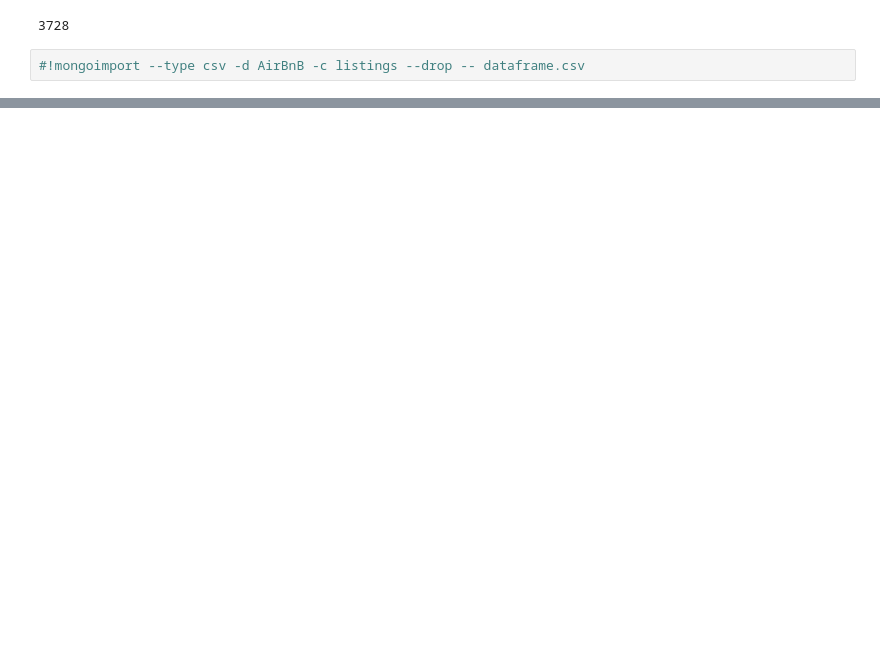
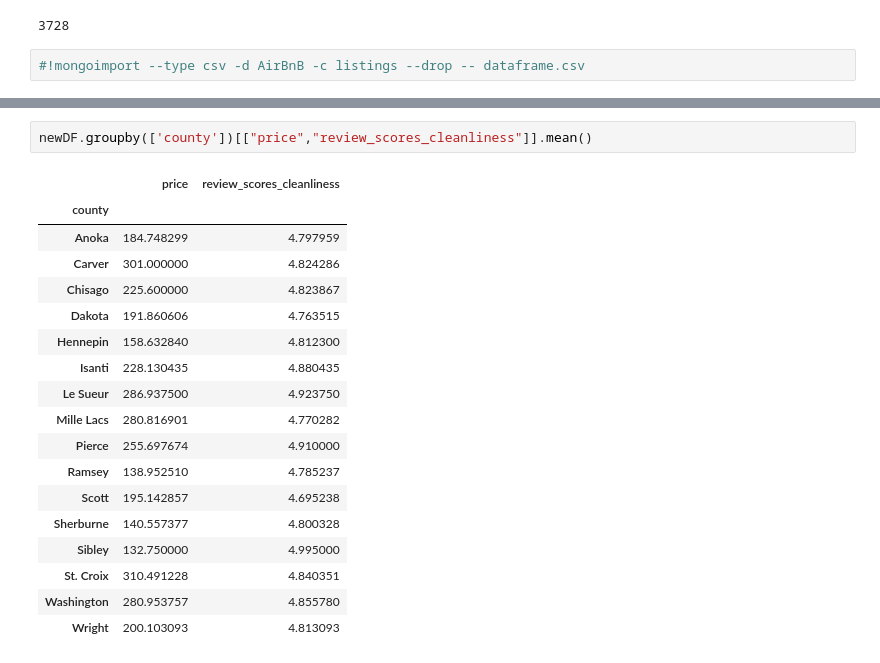
Before and after one commit to djthapa22/Project_3_G5, a Jupyter notebook: Project 3 Analysis.ipynb, the cells around one changed output, grey strips where cells are left out. Cells and saved outputs as stored; diff of their text form; blank space fills up the shorter version.

```diff
--- a/Project 3 Analysis.ipynb
+++ b/Project 3 Analysis.ipynb
@@ -157,0 +188,21 @@ newDF.to_sql('bnb_dset',connection,if_exists='replace')
+# %%
+newDF.groupby(['county'])[["price","review_scores_cleanliness"]].mean()
+# %% [output]
+|  | price | review_scores_cleanliness |
+| county |  |  |
+| Anoka | 184.748299 | 4.797959 |
+| Carver | 301.000000 | 4.824286 |
+| Chisago | 225.600000 | 4.823867 |
+| Dakota | 191.860606 | 4.763515 |
+| Hennepin | 158.632840 | 4.812300 |
+| Isanti | 228.130435 | 4.880435 |
+| Le Sueur | 286.937500 | 4.923750 |
+| Mille Lacs | 280.816901 | 4.770282 |
+| Pierce | 255.697674 | 4.910000 |
+| Ramsey | 138.952510 | 4.785237 |
+| Scott | 195.142857 | 4.695238 |
+| Sherburne | 140.557377 | 4.800328 |
+| Sibley | 132.750000 | 4.995000 |
+| St. Croix | 310.491228 | 4.840351 |
+| Washington | 280.953757 | 4.855780 |
+| Wright | 200.103093 | 4.813093 |
```
Also changed, not shown: parts of 10 cells of this notebook, 3 other files.
